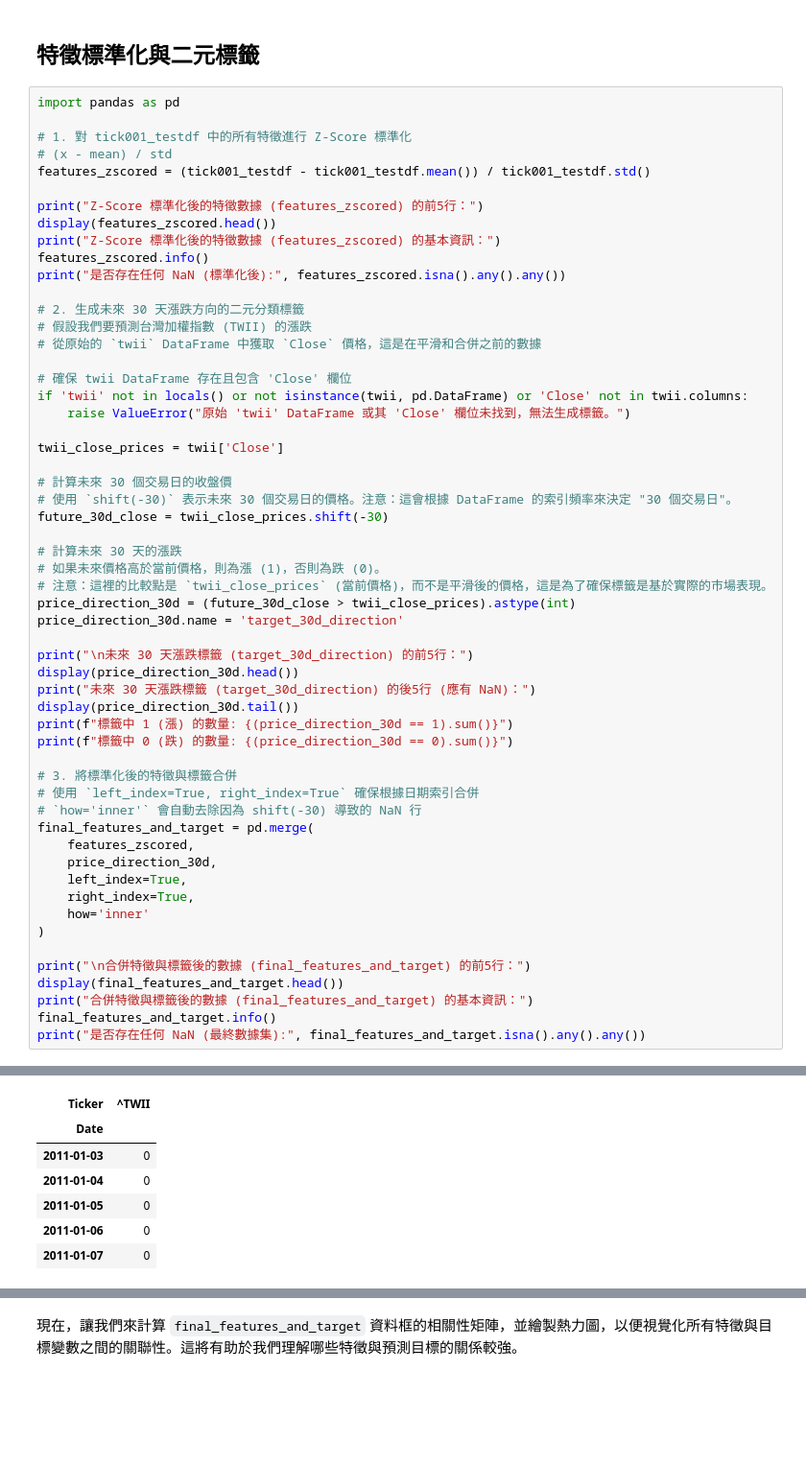
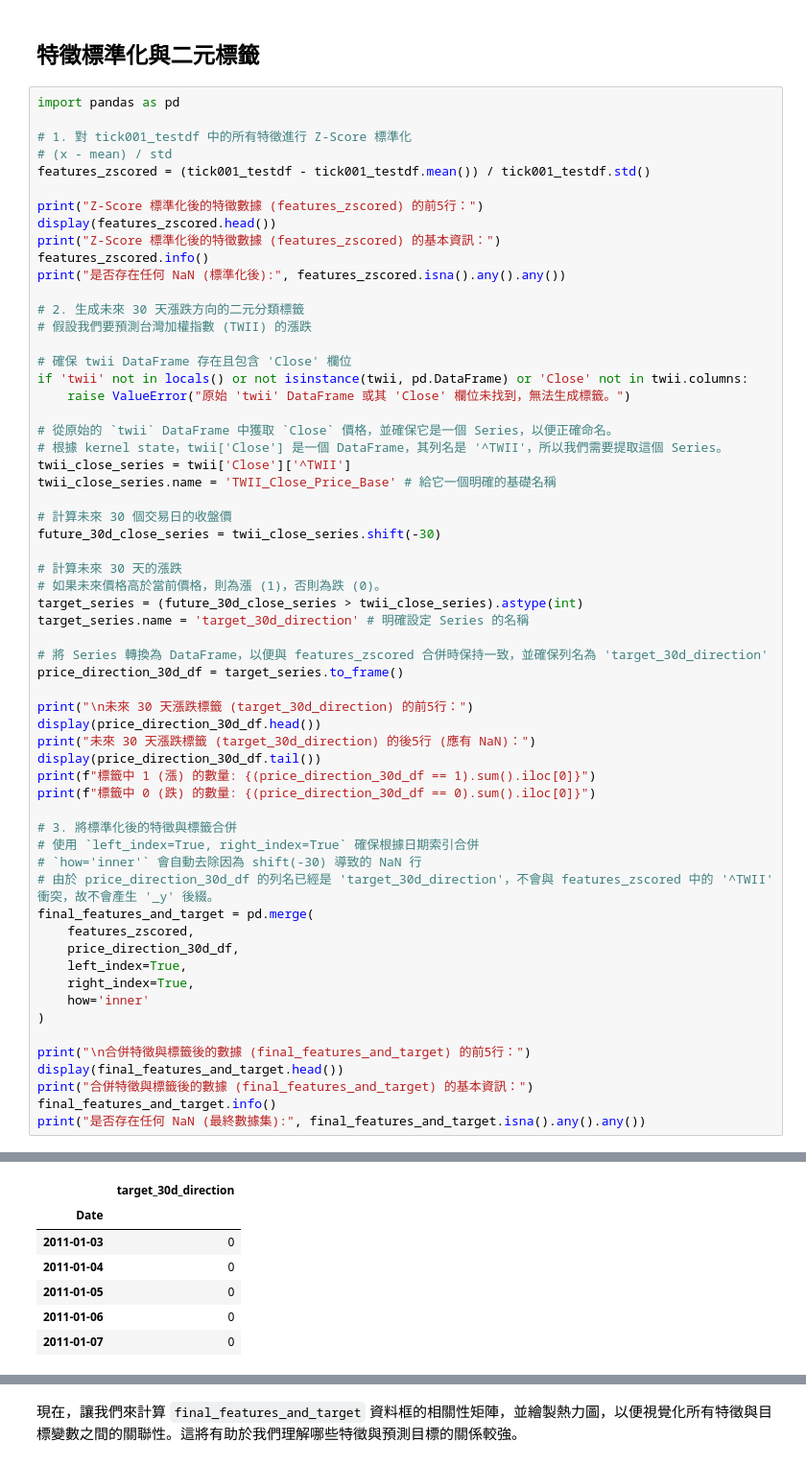
Before and after one commit to aaronhuang317/TW_Stock_ML, a Jupyter notebook: Macro_Market_Trend_Predictor.ipynb, the cells around one changed output, grey strips where cells are left out. Shown at 96% size. Drawn from its saved outputs; the diff is of its cells as text; blank space fills up the shorter version.

```diff
--- a/Macro_Market_Trend_Predictor.ipynb
+++ b/Macro_Market_Trend_Predictor.ipynb
@@ -1303,37 +1303,41 @@ print("是否存在任何 NaN (標準化後):", features_zscored.isna().any().an
 
 # 2. 生成未來 30 天漲跌方向的二元分類標籤
 # 假設我們要預測台灣加權指數 (TWII) 的漲跌
-# 從原始的 `twii` DataFrame 中獲取 `Close` 價格，這是在平滑和合併之前的數據
 
 # 確保 twii DataFrame 存在且包含 'Close' 欄位
 if 'twii' not in locals() or not isinstance(twii, pd.DataFrame) or 'Close' not in twii.columns:
     raise ValueError("原始 'twii' DataFrame 或其 'Close' 欄位未找到，無法生成標籤。")
 
-twii_close_prices = twii['Close']
+# 從原始的 `twii` DataFrame 中獲取 `Close` 價格，並確保它是一個 Series，以便正確命名。
+# 根據 kernel state，twii['Close'] 是一個 DataFrame，其列名是 '^TWII'，所以我們需要提取這個 Series。
+twii_close_series = twii['Close']['^TWII']
+twii_close_series.name = 'TWII_Close_Price_Base' # 給它一個明確的基礎名稱
 
 # 計算未來 30 個交易日的收盤價
-# 使用 `shift(-30)` 表示未來 30 個交易日的價格。注意：這會根據 DataFrame 的索引頻率來決定 "30 個交易日"。
-future_30d_close = twii_close_prices.shift(-30)
+future_30d_close_series = twii_close_series.shift(-30)
 
 # 計算未來 30 天的漲跌
 # 如果未來價格高於當前價格，則為漲 (1)，否則為跌 (0)。
-# 注意：這裡的比較點是 `twii_close_prices` (當前價格)，而不是平滑後的價格，這是為了確保標籤是基於實際的市場表現。
-price_direction_30d = (future_30d_close > twii_close_prices).astype(int)
-price_direction_30d.name = 'target_30d_direction'
+target_series = (future_30d_close_series > twii_close_series).astype(int)
+target_series.name = 'target_30d_direction' # 明確設定 Series 的名稱
+
+# 將 Series 轉換為 DataFrame，以便與 features_zscored 合併時保持一致，並確保列名為 'target_30d_direction'
+price_direction_30d_df = target_series.to_frame()
 
 print("\n未來 30 天漲跌標籤 (target_30d_direction) 的前5行：")
-display(price_direction_30d.head())
+display(price_direction_30d_df.head())
 print("未來 30 天漲跌標籤 (target_30d_direction) 的後5行 (應有 NaN)：")
-display(price_direction_30d.tail())
-print(f"標籤中 1 (漲) 的數量: {(price_direction_30d == 1).sum()}")
-print(f"標籤中 0 (跌) 的數量: {(price_direction_30d == 0).sum()}")
+display(price_direction_30d_df.tail())
+print(f"標籤中 1 (漲) 的數量: {(price_direction_30d_df == 1).sum().iloc[0]}")
+print(f"標籤中 0 (跌) 的數量: {(price_direction_30d_df == 0).sum().iloc[0]}")
 
 # 3. 將標準化後的特徵與標籤合併
 # 使用 `left_index=True, right_index=True` 確保根據日期索引合併
 # `how='inner'` 會自動去除因為 shift(-30) 導致的 NaN 行
+# 由於 price_direction_30d_df 的列名已經是 'target_30d_direction'，不會與 features_zscored 中的 '^TWII' 衝突，故不會產生 '_y' 後綴。
 final_features_and_target = pd.merge(
     features_zscored,
-    price_direction_30d,
+    price_direction_30d_df,
     left_index=True,
     right_index=True,
     how='inner'
@@ -1343,34 +1347,34 @@ print("\n合併特徵與標籤後的數據 (final_features_and_target) 的前5
 display(final_features_and_target.head())
 print("合併特徵與標籤後的數據 (final_features_and_target) 的基本資訊：")
 final_features_and_target.info()
 print("是否存在任何 NaN (最終數據集):", final_features_and_target.isna().any().any())
 # %% [output]
 Z-Score 標準化後的特徵數據 (features_zscored) 的前5行：
 |  | 2308.TW | 2317.TW | 2330.TW | 2382.TW | 2412.TW | 2454.TW | 2603.TW | 2881.TW | GC=F | ^TNX | CL=F | ... |
 | Date |  |  |  |  |  |  |  |  |  |  |  | ... |
 | 2011-01-03 | -0.496047 | -0.73218 | -0.768434 | -0.676664 | -1.595407 | -0.559973 | -0.538372 | -0.921914 | -0.466101 | 0.684424 | 0.961521 | ... |
 | 2011-01-04 | -0.496047 | -0.73218 | -0.768434 | -0.676664 | -1.595407 | -0.559973 | -0.538372 | -0.921914 | -0.494014 | 0.686341 | 0.909761 | ... |
 | 2011-01-05 | -0.496047 | -0.73218 | -0.768434 | -0.676664 | -1.595407 | -0.559973 | -0.538372 | -0.921914 | -0.505470 | 0.730756 | 0.907137 | ... |
 | 2011-01-06 | -0.496047 | -0.73218 | -0.768434 | -0.676664 | -1.595407 | -0.559973 | -0.538372 | -0.921914 | -0.511831 | 0.737626 | 0.882927 | ... |
 | 2011-01-07 | -0.496047 | -0.73218 | -0.768434 | -0.676664 | -1.595407 | -0.559973 | -0.538372 | -0.921914 | -0.516381 | 0.724302 | 0.865062 | ... |
 Z-Score 標準化後的特徵數據 (features_zscored) 的基本資訊：
 <class 'pandas.core.frame.DataFrame'>
 DatetimeIndex: 4070 entries, 2011-01-03 to 2026-07-31
 Data columns (total 20 columns):
  #   Column   Non-Null Count  Dtype
 ---  ------   --------------  -----
  0   2308.TW  4070 non-null   float64
  1   2317.TW  4070 non-null   float64
  2   2330.TW  4070 non-null   float64
  3   2382.TW  4070 non-null   float64
  4   2412.TW  4070 non-null   float64
  5   2454.TW  4070 non-null   float64
 ... (15 lines left out)
 memory usage: 667.7 KB
 是否存在任何 NaN (標準化後): False
 
 未來 30 天漲跌標籤 (target_30d_direction) 的前5行：
-| Ticker | ^TWII |
+|  | target_30d_direction |
 | Date |  |
 | 2011-01-03 | 0 |
 | 2011-01-04 | 0 |
```
Also changed, not shown: parts of 3 cells of this notebook.
